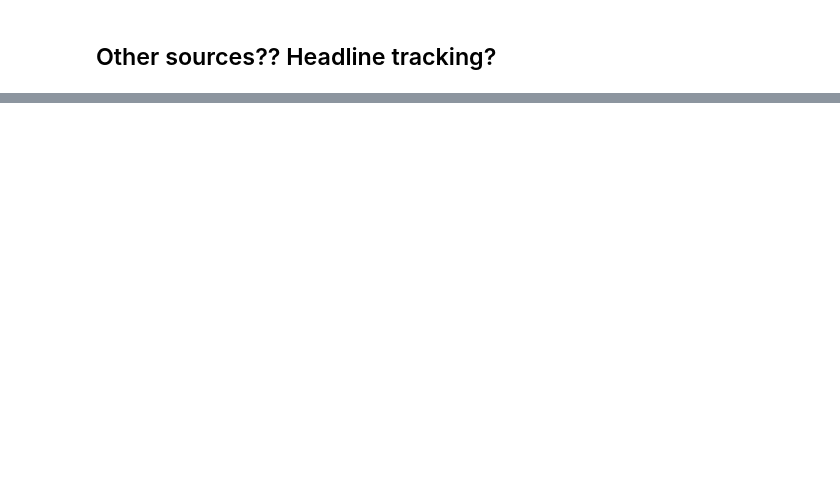
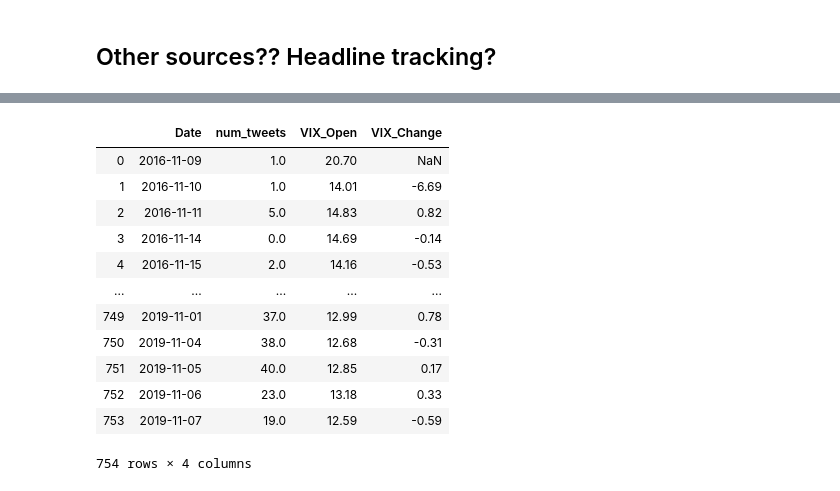
Before and after one commit to ddemarco96/FinalProject40, a Jupyter notebook: Trump_data_collection.ipynb, the cells around one changed output, grey strips where cells are left out. Saved outputs shown, nothing was run; the diff lists cells and outputs as text; code cells hidden in the pictures; blank space fills up the shorter version.

```diff
--- a/Trump_data_collection.ipynb
+++ b/Trump_data_collection.ipynb
@@ -89,0 +102,42 @@ vix_election_to_present
+# %%
+tweet_df.created_at = pd.to_datetime(tweet_df.created_at)
+
+# Create a df with a row for each day in the collection period including weekends/holidays
+basic_model_df = pd.DataFrame([])
+# basic_model_df['Date'] = pd.to_datetime(days)
+basic_model_df['Date'] = vix_election_to_present.Date.values
+
+# Get number of tweets for each day
+tweet_df['Date'] = tweet_df.created_at.dt.date
+grouped_tweets = tweet_df.groupby('Date').count().reset_index()
+
+# Add them  to the model DF
+grouped_tweets.Date = pd.to_datetime(grouped_tweets.Date)
+
+# Fill zero for days with no tweets...only 17 of them (wow)
+basic_model_df['num_tweets'] = pd.merge(basic_model_df, grouped_tweets, on="Date", how="left").created_at.fillna(0)
+
+# Add in VIX data
+basic_model_df['VIX_Open'] = pd.merge(basic_model_df, vix_election_to_present, on="Date", how="left")['VIX Open']
+
+# # Average the surrounding days for weekends/holiday -- actually don't do that because we want the difference over wkend
+# V_O = basic_model_df.VIX_Open
+# # basic_model_df['VIX_Filled'] = V_O.fillna((V_O.fillna(method='ffill') + V_O.fillna(method='bfill'))/2)
+# basic_model_df
+# %%
+basic_model_df['VIX_Change'] = basic_model_df.VIX_Open.diff()
+basic_model_df
+# %% [output]
+|  | Date | num_tweets | VIX_Open | VIX_Change |
+| 0 | 2016-11-09 | 1.0 | 20.70 | NaN |
+| 1 | 2016-11-10 | 1.0 | 14.01 | -6.69 |
+| 2 | 2016-11-11 | 5.0 | 14.83 | 0.82 |
+| 3 | 2016-11-14 | 0.0 | 14.69 | -0.14 |
+| 4 | 2016-11-15 | 2.0 | 14.16 | -0.53 |
+| ... | ... | ... | ... | ... |
+| 749 | 2019-11-01 | 37.0 | 12.99 | 0.78 |
+| 750 | 2019-11-04 | 38.0 | 12.68 | -0.31 |
+| 751 | 2019-11-05 | 40.0 | 12.85 | 0.17 |
+| 752 | 2019-11-06 | 23.0 | 13.18 | 0.33 |
+| 753 | 2019-11-07 | 19.0 | 12.59 | -0.59 |
+754 rows × 4 columns
```
Also changed, not shown: parts of 9 cells of this notebook.
